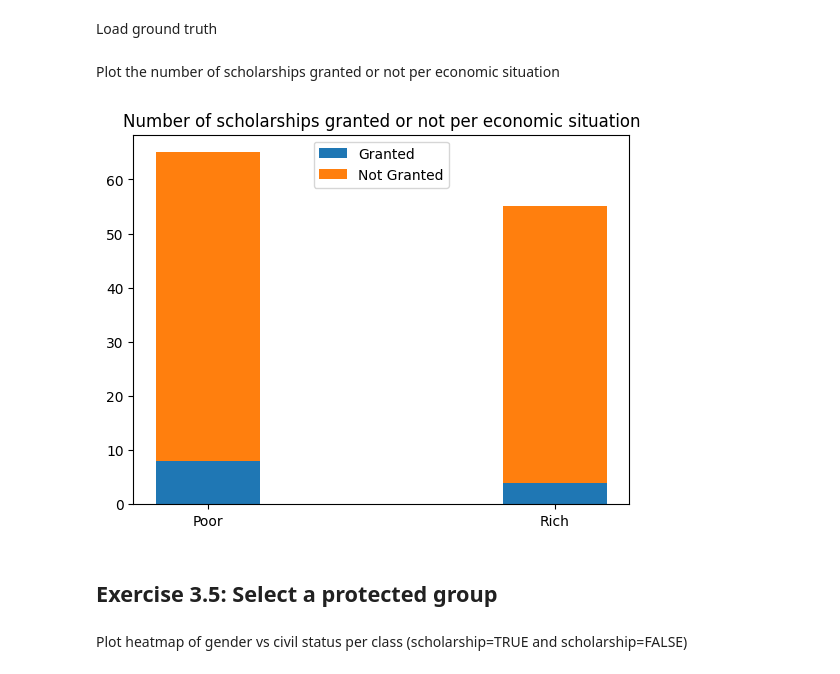
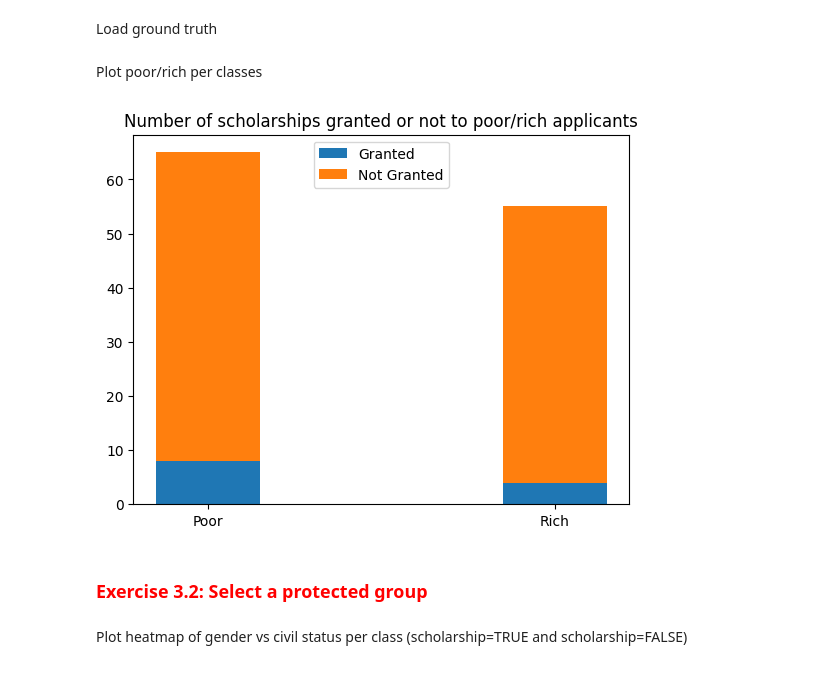
Before and after one commit to leticiaarco/practical_ethical_ai_resources, a Jupyter notebook: module_3.ipynb, the cells around one changed output. Saved outputs shown, nothing was run; the diff lists cells and outputs as text; code cells hidden in the pictures.

```diff
--- a/module_3.ipynb
+++ b/module_3.ipynb
@@ -253,39 +244,39 @@ Load ground truth
 full_data = pd.read_csv('https://raw.githubusercontent.com/leticiaarco/practical_ethical_ai_resources/refs/heads/main/scholarship_ground_truth.csv')
 full_data.head()
 fdf = pd.DataFrame(full_data)
-# %% [markdown]
-Plot the number of scholarships granted or not per economic situation
+# %% [markdown]
+Plot poor/rich per classes
 # %%
 full_scholarship_granted = fdf[fdf['scholarship']].groupby('poor').size()
 full_scholarship_nogranted = fdf[~fdf['scholarship']].groupby('poor').size()
 
 feature_values = (
     "Poor",
     "Rich"
 )
 
 weight_counts = {
     "Granted": np.array([full_scholarship_granted.get(True, 0), full_scholarship_granted.get(False, 0)]),
     "Not Granted": np.array([full_scholarship_nogranted.get(False, 0), full_scholarship_nogranted.get(True, 0)]),
 }
 
 width = 0.3
 
 fig, ax = plt.subplots()
 bottom = np.zeros(2)
 
 for boolean, weight_count in weight_counts.items():
     p = ax.bar(feature_values, weight_count, width, label=boolean, bottom=bottom)
     bottom += weight_count
 
-ax.set_title("Number of scholarships granted or not per economic situation")
+ax.set_title("Number of scholarships granted or not to poor/rich applicants")
 ax.legend(loc="upper center")
 
 plt.show()
 # %% [output]
-[figure, old version]
+[figure, new version]
 # %% [markdown]
-## Exercise 3.5: Select a protected group
+### <span style="color:red">Exercise 3.2: Select a protected group</span>
 # %% [markdown]
 Plot heatmap of gender vs civil status per class (scholarship=TRUE and scholarship=FALSE)
 # %%
```
Also changed, not shown: parts of 21 cells of this notebook, 4 other files.
